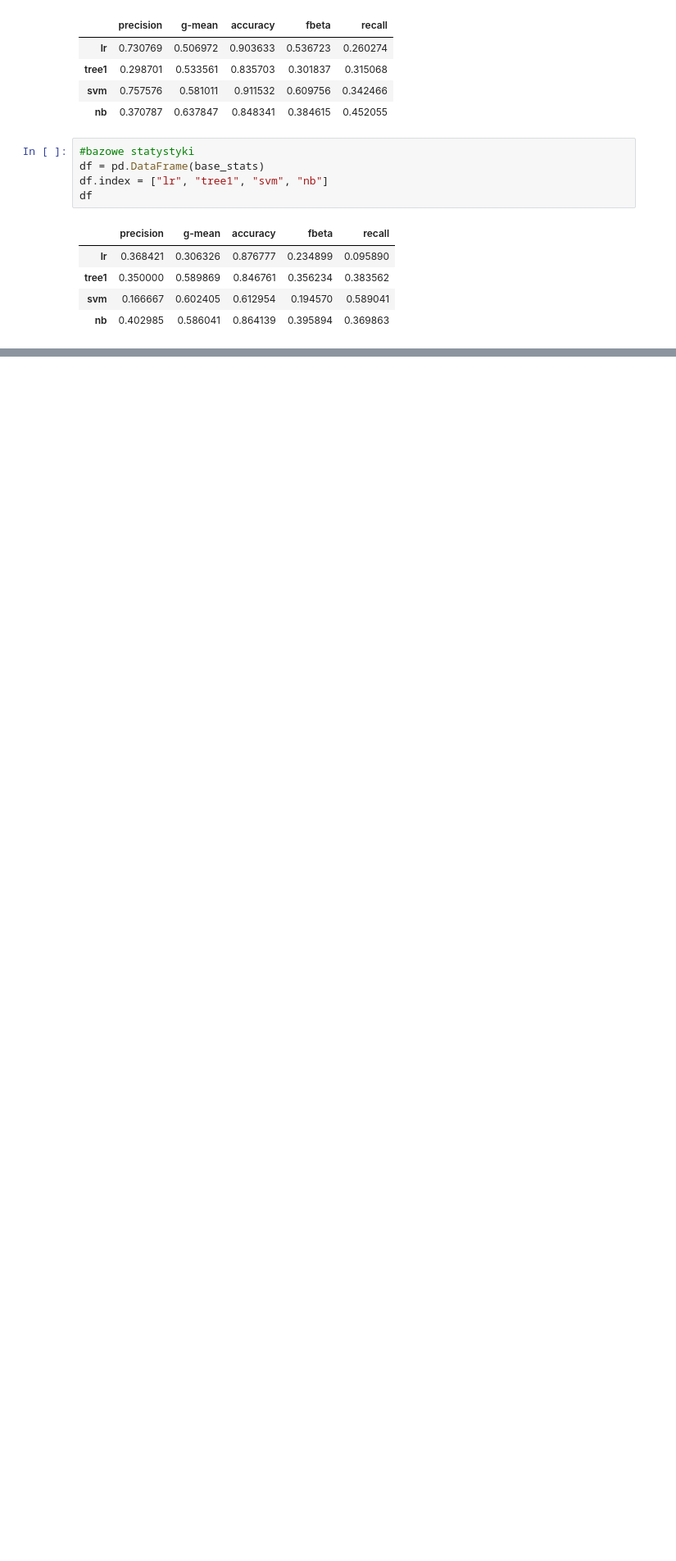
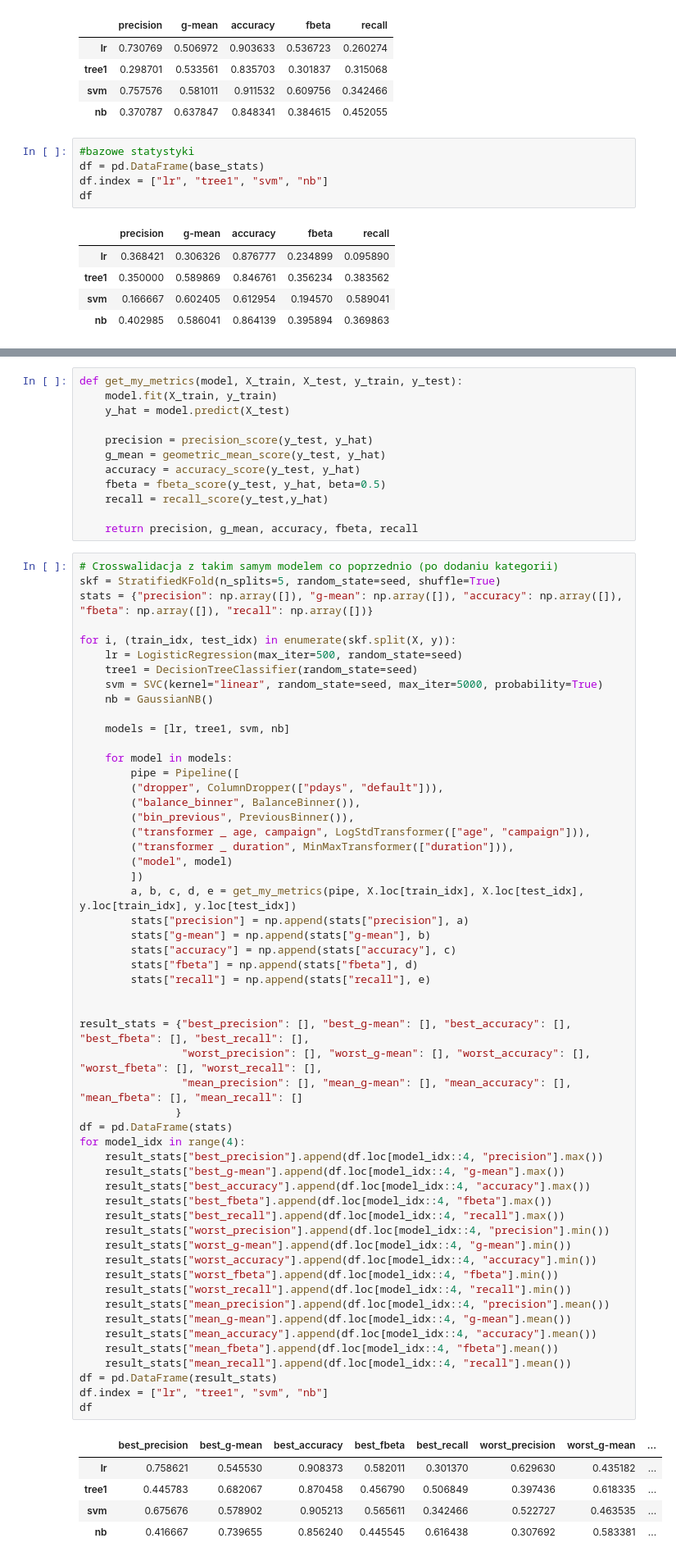
Before and after one commit to AristocratesJ/Bank-Marketing-Classification-Task, a Jupyter notebook: feature_engineering.ipynb, the cells around one changed output, grey strips where cells are left out. Shown at 82% size. Saved outputs shown, nothing was run; the diff lists cells and outputs as text; blank space fills up the shorter version.

```diff
--- a/feature_engineering.ipynb
+++ b/feature_engineering.ipynb
@@ -1000,0 +994,72 @@ df
+# %%
+def get_my_metrics(model, X_train, X_test, y_train, y_test):
+    model.fit(X_train, y_train)
+    y_hat = model.predict(X_test)
+
+    precision = precision_score(y_test, y_hat)
+    g_mean = geometric_mean_score(y_test, y_hat)
+    accuracy = accuracy_score(y_test, y_hat)
+    fbeta = fbeta_score(y_test, y_hat, beta=0.5)
+    recall = recall_score(y_test,y_hat)
+
+    return precision, g_mean, accuracy, fbeta, recall
+# %%
+# Crosswalidacja z takim samym modelem co poprzednio (po dodaniu kategorii)
+skf = StratifiedKFold(n_splits=5, random_state=seed, shuffle=True)
+stats = {"precision": np.array([]), "g-mean": np.array([]), "accuracy": np.array([]), "fbeta": np.array([]), "recall": np.array([])}
+
+for i, (train_idx, test_idx) in enumerate(skf.split(X, y)):
+    lr = LogisticRegression(max_iter=500, random_state=seed)
+    tree1 = DecisionTreeClassifier(random_state=seed)
+    svm = SVC(kernel="linear", random_state=seed, max_iter=5000, probability=True)
+    nb = GaussianNB()
+
+    models = [lr, tree1, svm, nb]
+
+    for model in models:
+        pipe = Pipeline([
+        ("dropper", ColumnDropper(["pdays", "default"])),
+        ("balance_binner", BalanceBinner()),
+        ("bin_previous", PreviousBinner()),
+        ("transformer _ age, campaign", LogStdTransformer(["age", "campaign"])),
+        ("transformer _ duration", MinMaxTransformer(["duration"])),
+        ("model", model)
+        ])
+        a, b, c, d, e = get_my_metrics(pipe, X.loc[train_idx], X.loc[test_idx], y.loc[train_idx], y.loc[test_idx])
+        stats["precision"] = np.append(stats["precision"], a)
+        stats["g-mean"] = np.append(stats["g-mean"], b)
+        stats["accuracy"] = np.append(stats["accuracy"], c)
+        stats["fbeta"] = np.append(stats["fbeta"], d)
+        stats["recall"] = np.append(stats["recall"], e)
+
+
+result_stats = {"best_precision": [], "best_g-mean": [], "best_accuracy": [], "best_fbeta": [], "best_recall": [],
+                "worst_precision": [], "worst_g-mean": [], "worst_accuracy": [], "worst_fbeta": [], "worst_recall": [],
+                "mean_precision": [], "mean_g-mean": [], "mean_accuracy": [], "mean_fbeta": [], "mean_recall": []
+               }
+df = pd.DataFrame(stats)
+for model_idx in range(4):
+    result_stats["best_precision"].append(df.loc[model_idx::4, "precision"].max())
+    result_stats["best_g-mean"].append(df.loc[model_idx::4, "g-mean"].max())
+    result_stats["best_accuracy"].append(df.loc[model_idx::4, "accuracy"].max())
+    result_stats["best_fbeta"].append(df.loc[model_idx::4, "fbeta"].max())
+    result_stats["best_recall"].append(df.loc[model_idx::4, "recall"].max())
+    result_stats["worst_precision"].append(df.loc[model_idx::4, "precision"].min())
+    result_stats["worst_g-mean"].append(df.loc[model_idx::4, "g-mean"].min())
+    result_stats["worst_accuracy"].append(df.loc[model_idx::4, "accuracy"].min())
+    result_stats["worst_fbeta"].append(df.loc[model_idx::4, "fbeta"].min())
+    result_stats["worst_recall"].append(df.loc[model_idx::4, "recall"].min())
+    result_stats["mean_precision"].append(df.loc[model_idx::4, "precision"].mean())
+    result_stats["mean_g-mean"].append(df.loc[model_idx::4, "g-mean"].mean())
+    result_stats["mean_accuracy"].append(df.loc[model_idx::4, "accuracy"].mean())
+    result_stats["mean_fbeta"].append(df.loc[model_idx::4, "fbeta"].mean())
+    result_stats["mean_recall"].append(df.loc[model_idx::4, "recall"].mean())
+df = pd.DataFrame(result_stats)
+df.index = ["lr", "tree1", "svm", "nb"]
+df
+# %% [output]
+|  | best_precision | best_g-mean | best_accuracy | best_fbeta | best_recall | worst_precision | worst_g-mean | ... |
+| lr | 0.758621 | 0.545530 | 0.908373 | 0.582011 | 0.301370 | 0.629630 | 0.435182 | ... |
+| tree1 | 0.445783 | 0.682067 | 0.870458 | 0.456790 | 0.506849 | 0.397436 | 0.618335 | ... |
+| svm | 0.675676 | 0.578902 | 0.905213 | 0.565611 | 0.342466 | 0.522727 | 0.463535 | ... |
+| nb | 0.416667 | 0.739655 | 0.856240 | 0.445545 | 0.616438 | 0.307692 | 0.583381 | ... |
```
Also changed, not shown: parts of 18 cells of this notebook.
